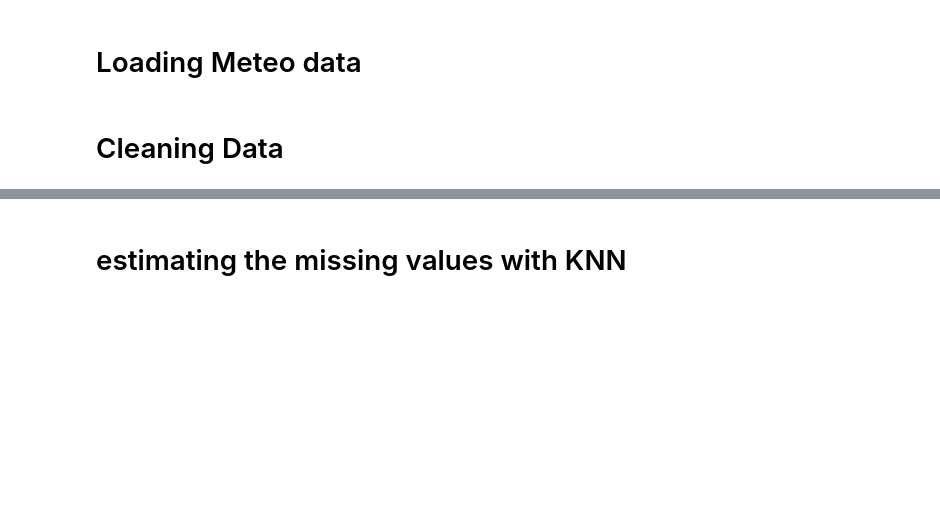
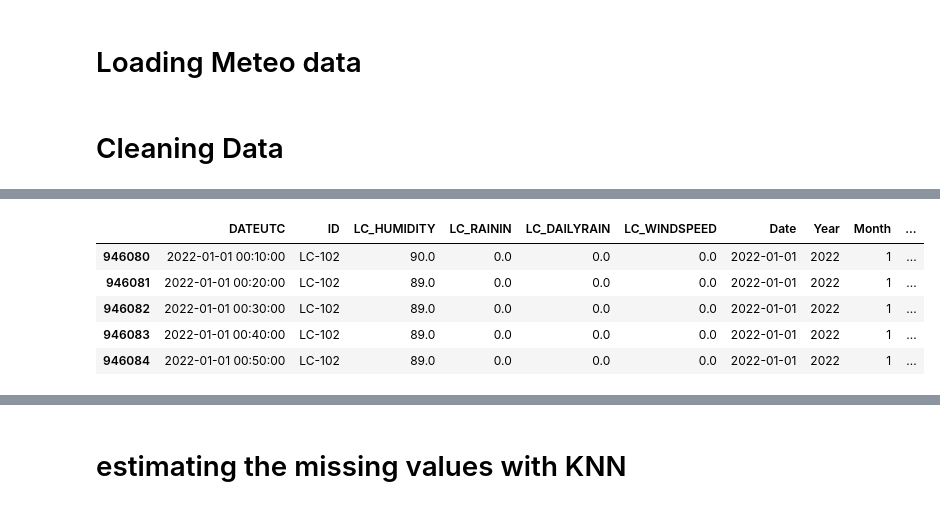
Before and after one commit to joaodpcm/MDA, a Jupyter notebook: DataCleaning.ipynb, the cells around one changed output, grey strips where cells are left out. Saved outputs shown, nothing was run; the diff lists cells and outputs as text; code cells hidden in the pictures; blank space fills up the shorter version.

```diff
--- a/DataCleaning.ipynb
+++ b/DataCleaning.ipynb
@@ -114,0 +138,9 @@ print(yearDropIDfilter['ID'].unique())
+# %%
+yearDropIDfilter.head()
+# %% [output]
+|  | DATEUTC | ID | LC_HUMIDITY | LC_RAININ | LC_DAILYRAIN | LC_WINDSPEED | Date | Year | Month | ... |
+| 946080 | 2022-01-01 00:10:00 | LC-102 | 90.0 | 0.0 | 0.0 | 0.0 | 2022-01-01 | 2022 | 1 | ... |
+| 946081 | 2022-01-01 00:20:00 | LC-102 | 89.0 | 0.0 | 0.0 | 0.0 | 2022-01-01 | 2022 | 1 | ... |
+| 946082 | 2022-01-01 00:30:00 | LC-102 | 89.0 | 0.0 | 0.0 | 0.0 | 2022-01-01 | 2022 | 1 | ... |
+| 946083 | 2022-01-01 00:40:00 | LC-102 | 89.0 | 0.0 | 0.0 | 0.0 | 2022-01-01 | 2022 | 1 | ... |
+| 946084 | 2022-01-01 00:50:00 | LC-102 | 89.0 | 0.0 | 0.0 | 0.0 | 2022-01-01 | 2022 | 1 | ... |
```
Also changed, not shown: parts of 11 cells of this notebook, 1 other file.
